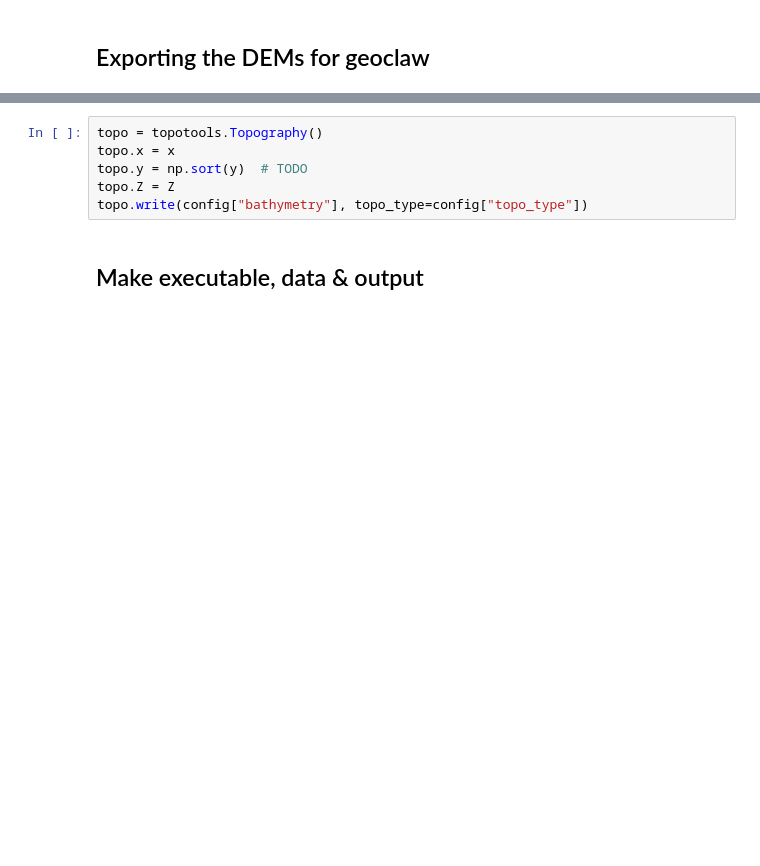
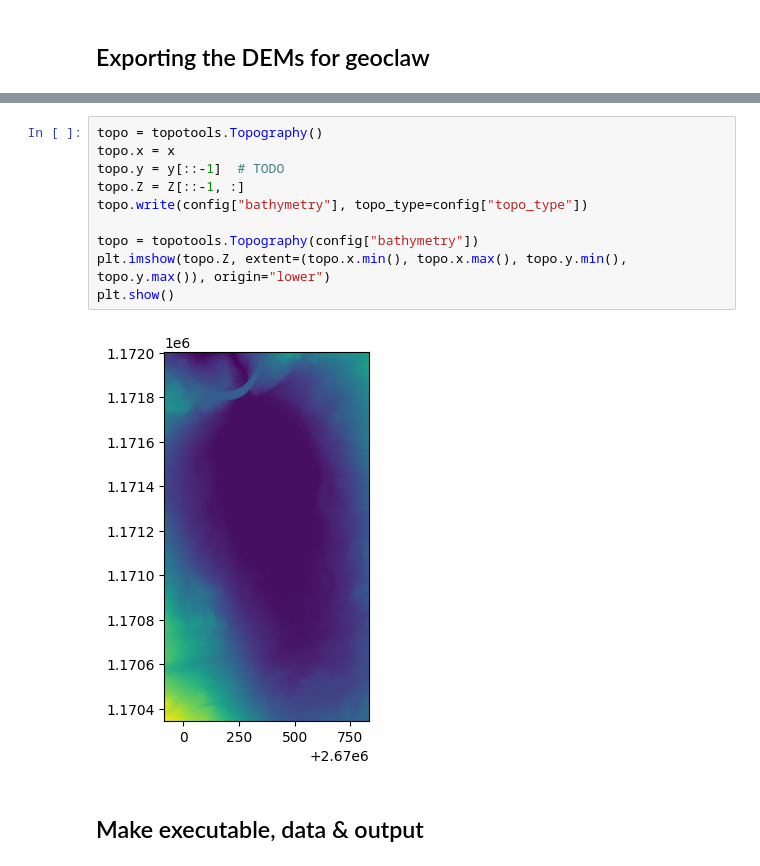
Before and after one commit to giboul/TriftGeoClaw, a Jupyter notebook: ImpulseWave.ipynb, the cells around one changed output, grey strips where cells are left out. Drawn from its saved outputs; the diff is of its cells as text; blank space fills up the shorter version.

```diff
--- a/ImpulseWave.ipynb
+++ b/ImpulseWave.ipynb
@@ -146,9 +146,15 @@ array([1172005.        , 1172002.99758745, 1172000.99517491,
 # %%
 topo = topotools.Topography()
 topo.x = x
-topo.y = np.sort(y)  # TODO
-topo.Z = Z
+topo.y = y[::-1]  # TODO
+topo.Z = Z[::-1, :]
 topo.write(config["bathymetry"], topo_type=config["topo_type"])
+
+topo = topotools.Topography(config["bathymetry"])
+plt.imshow(topo.Z, extent=(topo.x.min(), topo.x.max(), topo.y.min(), topo.y.max()), origin="lower")
+plt.show()
+# %% [output]
+[figure, added]
 # %% [markdown]
 ## Make executable, data & output
 # %%
```
Also changed, not shown: parts of 17 cells of this notebook, 4 other files.
